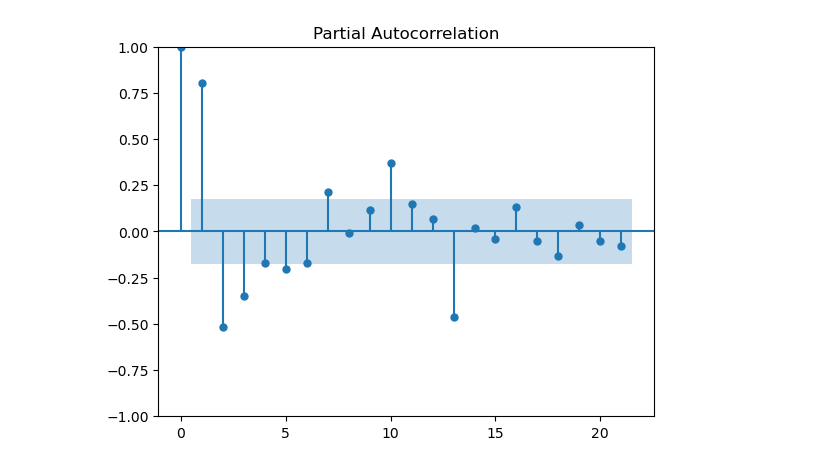
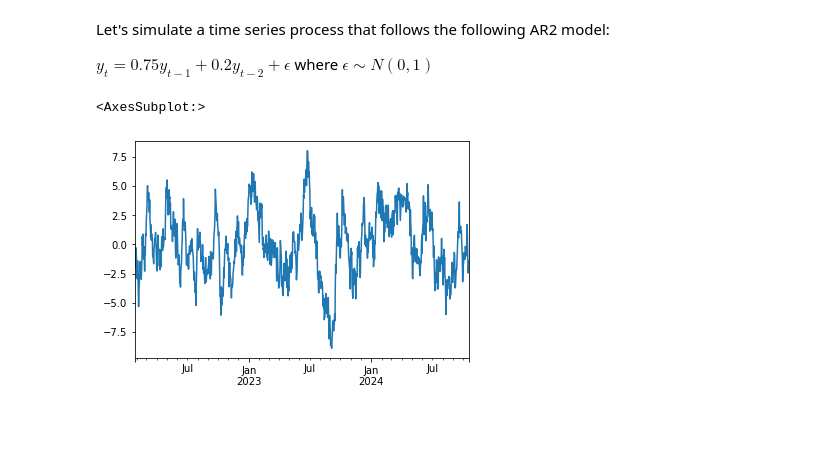
Before and after one commit to arjunc12/cmpinf2120-notebooks, a Jupyter notebook: Time-Series-Analysis/autoregression.ipynb, the cells around one changed output. Saved outputs shown, nothing was run; the diff lists cells and outputs as text; code cells hidden in the pictures; blank space fills up the shorter version.

```diff
--- a/Time-Series-Analysis/autoregression.ipynb
+++ b/Time-Series-Analysis/autoregression.ipynb
@@ -57,4 +13,0 @@ plot_acf(production_ice_cream, lags=100)
-# %%
-plot_pacf(production_ice_cream, method='ywm')
-# %% [output]
-[figure, removed]
@@ -69,0 +16,17 @@ model = ARIMA(train_data, order=(3, 0, 0))
+# %% [markdown]
+Let's simulate a time series process that follows the following AR2 model:
+
+$y_t = 0.75 y_{t - 1} + 0.2 y_{t - 2} + \epsilon$ where $\epsilon \sim N(0, 1)$
+# %%
+n = 1000
+
+startdate = '2022-01-25'
+daterange = pd.date_range(start=startdate, periods=1000)
+
+empty_dataset = np.zeros(n)
+mod = SARIMAX(empty_dataset, order=(2, 0, 0), initialization='diffuse')
+simulations = pd.Series(mod.simulate([0.75, 0.2, 1], n), index=daterange)
+simulations.plot()
+# %% [output]
+<AxesSubplot:>
+[figure, added]
```
Also changed, not shown: parts of 40 cells of this notebook.
